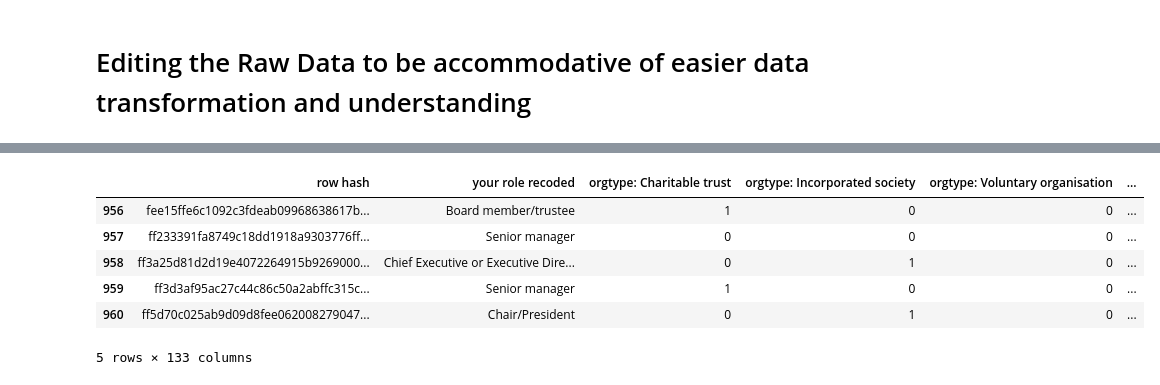
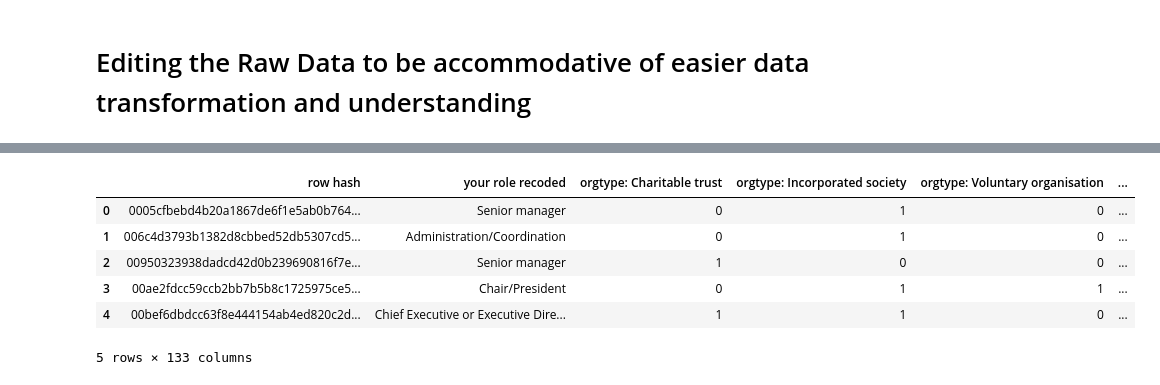
Before and after one commit to matthew-trava/huiehackathon-team2, a Jupyter notebook: data/data_processing.ipynb, the cells around one changed output, grey strips where cells are left out. Cells and saved outputs as stored; diff of their text form; code cells hidden in the pictures.

```diff
--- a/data/data_processing.ipynb
+++ b/data/data_processing.ipynb
@@ -61,10 +43,10 @@ df_2020_raw.to_csv('processed/df_2020_processed.csv')
 # %%
-df_2020_raw.tail()
+df_2020_raw.head()
 # %% [output]
 |  | row hash | your role recoded | orgtype: Charitable trust | orgtype: Incorporated society | orgtype: Voluntary organisation | ... |
-| 956 | fee15ffe6c1092c3fdeab09968638617b... | Board member/trustee | 1 | 0 | 0 | ... |
-| 957 | ff233391fa8749c18dd1918a9303776ff... | Senior manager | 0 | 0 | 0 | ... |
-| 958 | ff3a25d81d2d19e4072264915b9269000... | Chief Executive or Executive Dire... | 0 | 1 | 0 | ... |
-| 959 | ff3d3af95ac27c44c86c50a2abffc315c... | Senior manager | 1 | 0 | 0 | ... |
-| 960 | ff5d70c025ab9d09d8fee062008279047... | Chair/President | 0 | 1 | 0 | ... |
+| 0 | 0005cfbebd4b20a1867de6f1e5ab0b764... | Senior manager | 0 | 1 | 0 | ... |
+| 1 | 006c4d3793b1382d8cbbed52db5307cd5... | Administration/Coordination | 0 | 1 | 0 | ... |
+| 2 | 00950323938dadcd42d0b239690816f7e... | Senior manager | 1 | 0 | 0 | ... |
+| 3 | 00ae2fdcc59ccb2bb7b5b8c1725975ce5... | Chair/President | 0 | 1 | 1 | ... |
+| 4 | 00bef6dbdcc63f8e444154ab4ed820c2d... | Chief Executive or Executive Dire... | 1 | 1 | 0 | ... |
 5 rows × 133 columns
```
Also changed, not shown: parts of 5 cells of this notebook, 7 other files.
